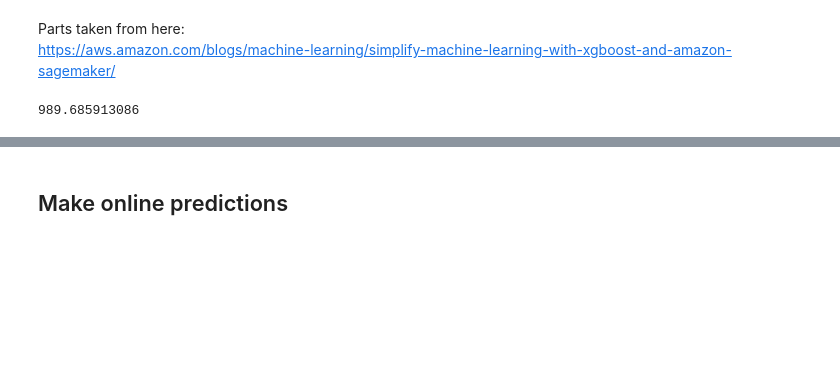
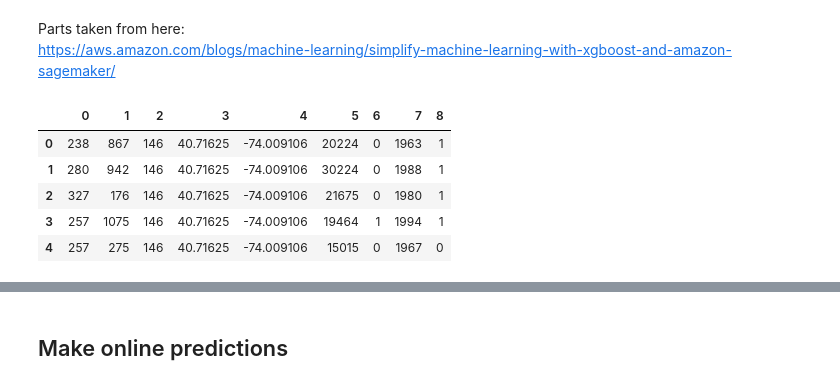
Before and after one commit to nayeemd/sagemaker-movie-recommendation, a Jupyter notebook: bike_stop_predictor.ipynb, the cells around one changed output, grey strips where cells are left out. Cells and saved outputs as stored; diff of their text form; code cells hidden in the pictures; blank space fills up the shorter version.

```diff
--- a/bike_stop_predictor.ipynb
+++ b/bike_stop_predictor.ipynb
@@ -248,15 +171,11 @@ df_valid = pd.read_csv(s3_validation_file_path , header=None)
 df_test = pd.read_csv(s3_test_file_path, header=None)
 #print(df_test)
-# %%
-import ast
-endpoint_name = 'stop-estimator'
-content_type = 'text/csv'
-data = '867,146,40.71625008,-74.0091059,20224,0,196,1'
-runtime = boto3.Session().client('sagemaker-runtime')
-response = runtime.invoke_endpoint(EndpointName=endpoint_name,\
-                                    ContentType='text/csv',\
-                                    Body=data)
-results = response['Body'].read().decode()
-print(results)
-# %% [output]
-989.685913086
+# %%
+df_test.head()
+# %% [output]
+|  | 0 | 1 | 2 | 3 | 4 | 5 | 6 | 7 | 8 |
+| 0 | 238 | 867 | 146 | 40.71625 | -74.009106 | 20224 | 0 | 1963 | 1 |
+| 1 | 280 | 942 | 146 | 40.71625 | -74.009106 | 30224 | 0 | 1988 | 1 |
+| 2 | 327 | 176 | 146 | 40.71625 | -74.009106 | 21675 | 0 | 1980 | 1 |
+| 3 | 257 | 1075 | 146 | 40.71625 | -74.009106 | 19464 | 1 | 1994 | 1 |
+| 4 | 257 | 275 | 146 | 40.71625 | -74.009106 | 15015 | 0 | 1967 | 0 |
```
Also changed, not shown: parts of 29 cells of this notebook.
